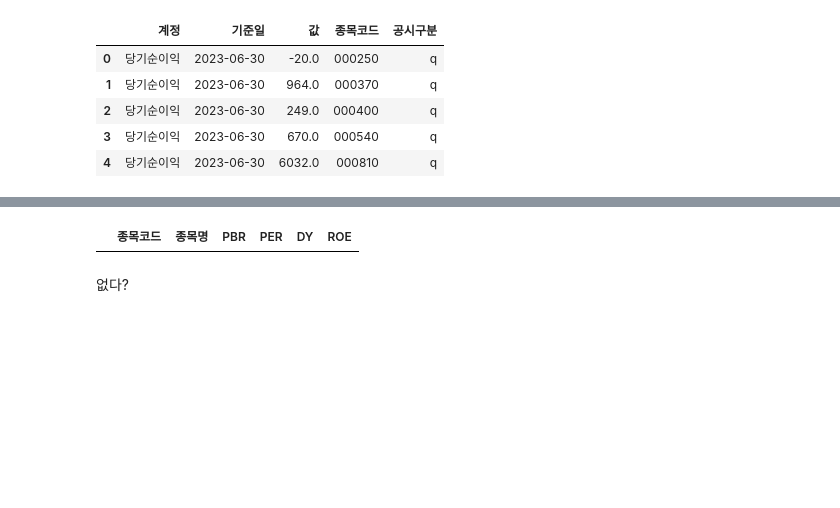
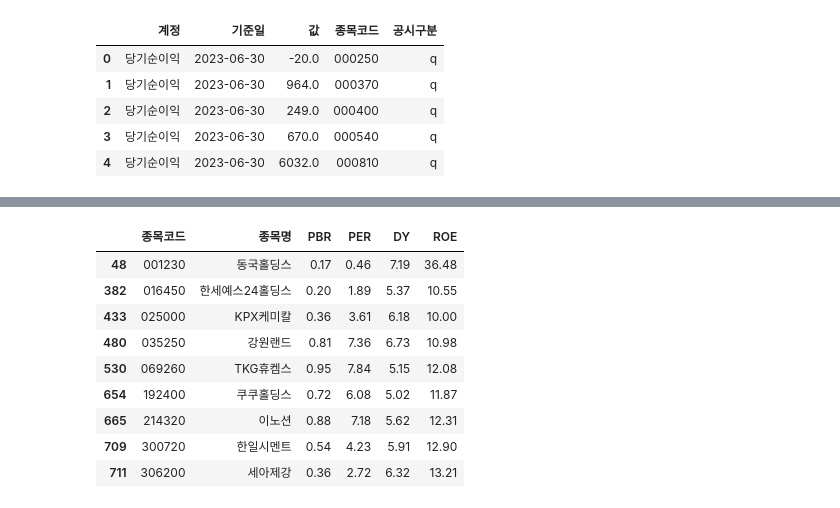
Before and after one commit to dev-doragi/DataProcessing, a Jupyter notebook: Report/241004_5주차_재무데이터가공.ipynb, the cells around one changed output, grey strips where cells are left out. Cells and saved outputs as stored; diff of their text form; code cells hidden in the pictures; blank space fills up the shorter version.

```diff
--- a/Report/241004_5주차_재무데이터가공.ipynb
+++ b/Report/241004_5주차_재무데이터가공.ipynb
@@ -411,0 +414,23 @@ outcome
+# %%
+# fsq_list_merge에서 필요한 지표를 필터링
+metrics_df = fsq_list_merge[fsq_list_merge['지표'].isin(['PBR', 'PER'])]
+
+# 지표를 열로 전환하여 피벗 테이블 생성
+pivoted_metrics = metrics_df.pivot_table(index='종목코드', columns='지표', values='value')
+
+# latest_data와 병합하여 ROE 및 기타 재무 값 가져오기
+merged_data = pd.merge(latest_data, pivoted_metrics, on='종목코드', how='left')
+
+# PBR과 PER 소수점 두 자리까지 반올림
+merged_data['PBR'] = merged_data['PBR'].round(2)
+merged_data['PER'] = merged_data['PER'].round(2)
+
+merged_data = pd.merge(merged_data, kospi_ticker_list[['종목코드', '종목명', '종가', '주당배당금']], on='종목코드', how='left')
+
+# DY 계산
+merged_data['DY'] = ((merged_data['주당배당금'] / merged_data['종가']) * 100).round(2)
+
+# ROE 계산
+merged_data['ROE'] = ((merged_data['당기순이익'] / merged_data['자본']) * 100).round(2)
+
+merged_data[['기준일', '종목코드', '종목명', 'PBR', 'PER', 'DY', 'ROE']]
@@ -411,0 +451,6 @@ outcome
+# %%
+# 최종 데이터프레임 구성
+final_data = merged_data[['종목코드', '종목명', 'PBR', 'PER', 'DY', 'ROE']]
+
+# 결과 출력
+final_data
@@ -480,15 +541,22 @@ roe_filtered
 # %%
 # KOSPI 구성 종목 필터링 조건
-filtered_stocks = outcome[
-    (outcome['PBR'] < 1) &
-    (outcome['PER'] < 10) &
-    (outcome['DY'] >= 5) &
-    (outcome['ROE'] >= 10)
+filtered_stocks = final_data[
+    (final_data['PBR'] < 1) &
+    (final_data['PER'] < 10) &
+    (final_data['DY'] >= 5) &
+    (final_data['ROE'] >= 10)
 ]
 
 # 결과 출력
 filtered_stocks
 # %% [output]
 |  | 종목코드 | 종목명 | PBR | PER | DY | ROE |
+| 48 | 001230 | 동국홀딩스 | 0.17 | 0.46 | 7.19 | 36.48 |
+| 382 | 016450 | 한세예스24홀딩스 | 0.20 | 1.89 | 5.37 | 10.55 |
+| 433 | 025000 | KPX케미칼 | 0.36 | 3.61 | 6.18 | 10.00 |
+| 480 | 035250 | 강원랜드 | 0.81 | 7.36 | 6.73 | 10.98 |
+| 530 | 069260 | TKG휴켐스 | 0.95 | 7.84 | 5.15 | 12.08 |
+| 654 | 192400 | 쿠쿠홀딩스 | 0.72 | 6.08 | 5.02 | 11.87 |
+| 665 | 214320 | 이노션 | 0.88 | 7.18 | 5.62 | 12.31 |
+| 709 | 300720 | 한일시멘트 | 0.54 | 4.23 | 5.91 | 12.90 |
+| 711 | 306200 | 세아제강 | 0.36 | 2.72 | 6.32 | 13.21 |
-# %% [markdown]
-없다?
```
Also changed, not shown: parts of 27 cells of this notebook.
